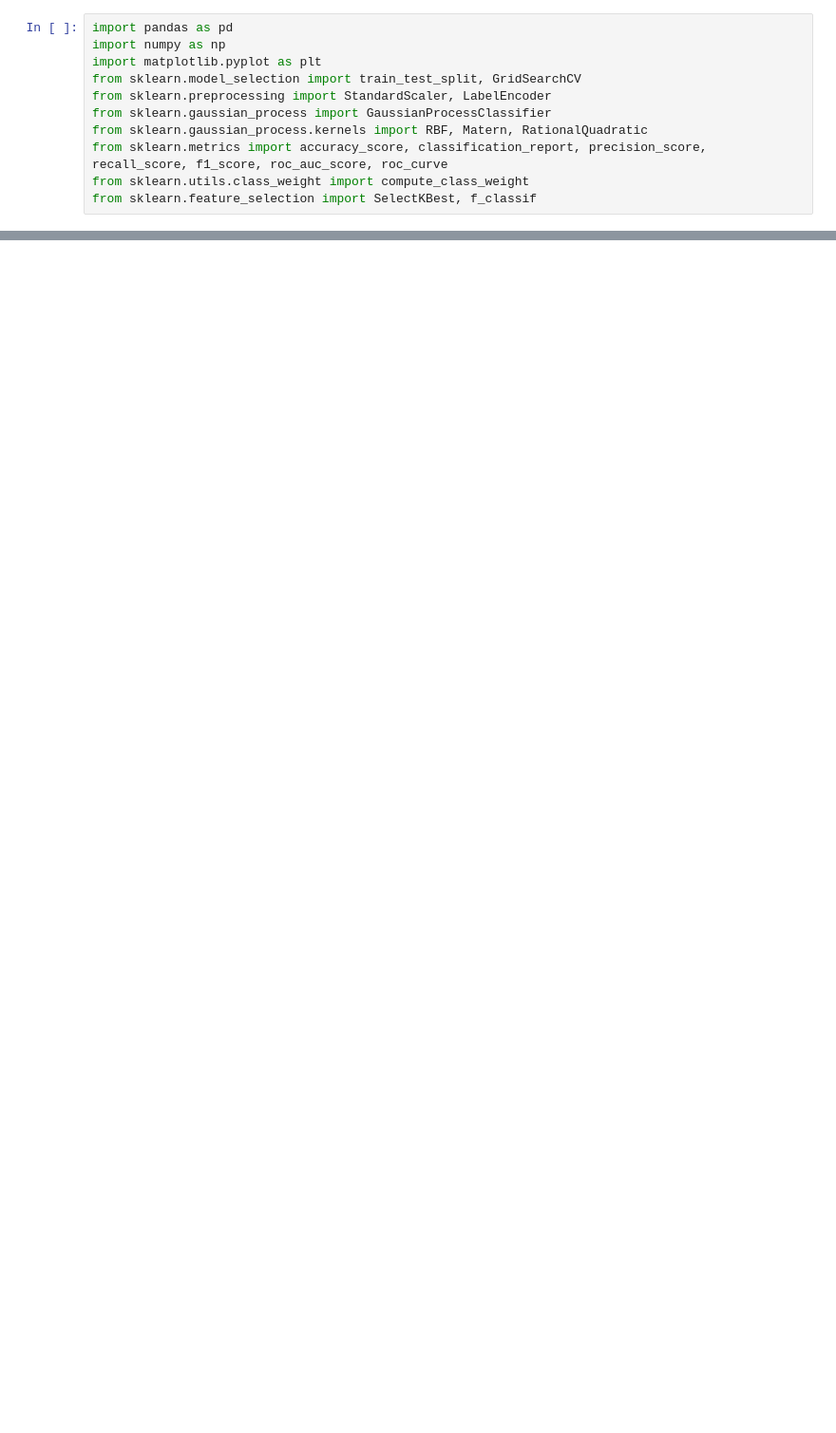
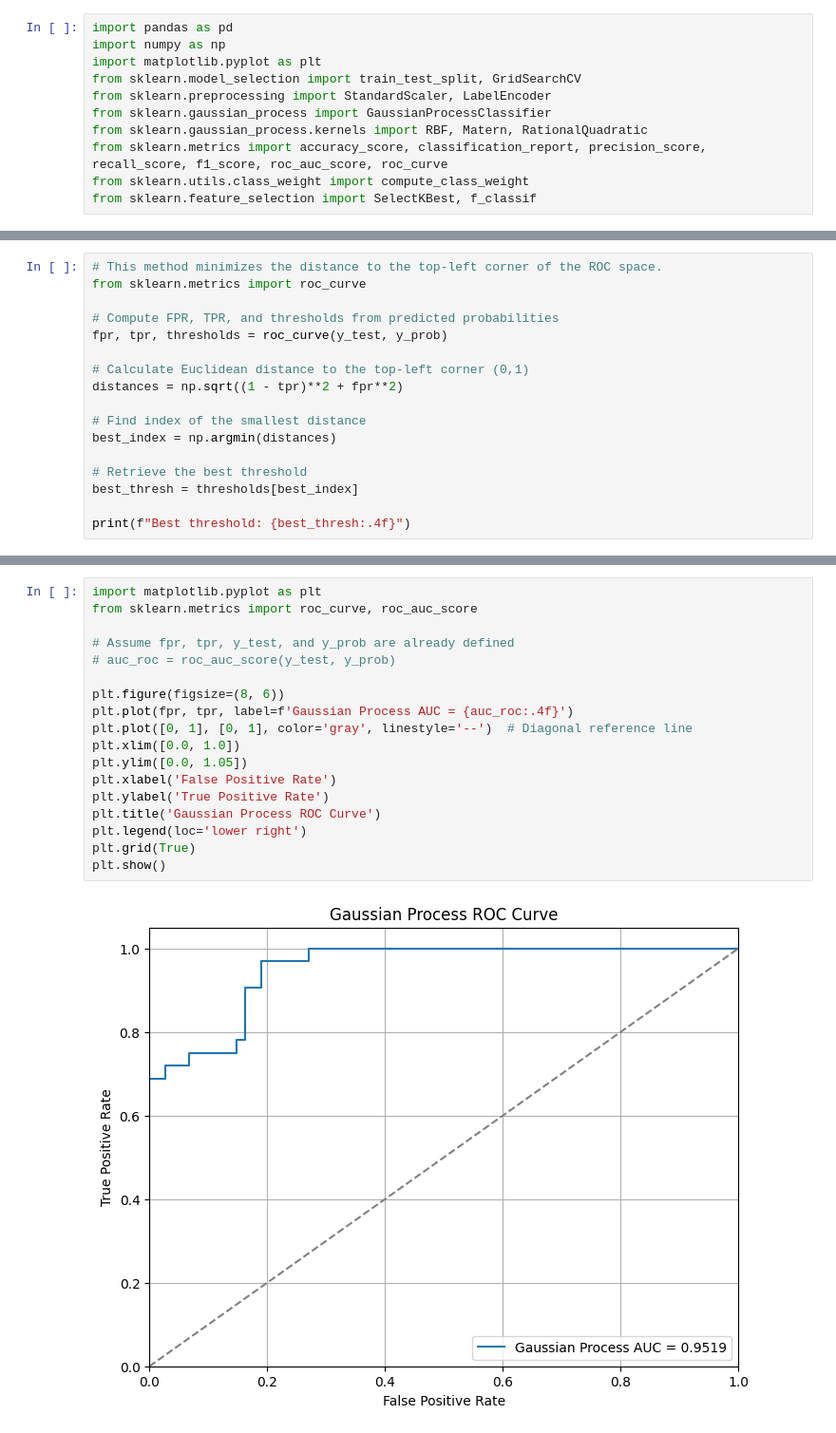
Before and after one commit to stacychann/dsa4262_pcos, a Jupyter notebook: gaussian_processes.ipynb, the cells around one changed output, grey strips where cells are left out. Shown at 95% size. Drawn from its saved outputs; the diff is of its cells as text; blank space fills up the shorter version.

```diff
--- a/gaussian_processes.ipynb
+++ b/gaussian_processes.ipynb
@@ -187,0 +228,17 @@ plt.show()
+# %%
+# This method minimizes the distance to the top-left corner of the ROC space.
+from sklearn.metrics import roc_curve
+
+# Compute FPR, TPR, and thresholds from predicted probabilities
+fpr, tpr, thresholds = roc_curve(y_test, y_prob)
+
+# Calculate Euclidean distance to the top-left corner (0,1)
+distances = np.sqrt((1 - tpr)**2 + fpr**2)
+
+# Find index of the smallest distance
+best_index = np.argmin(distances)
+
+# Retrieve the best threshold
+best_thresh = thresholds[best_index]
+
+print(f"Best threshold: {best_thresh:.4f}")
@@ -187,0 +305,20 @@ plt.show()
+# %%
+import matplotlib.pyplot as plt
+from sklearn.metrics import roc_curve, roc_auc_score
+
+# Assume fpr, tpr, y_test, and y_prob are already defined
+# auc_roc = roc_auc_score(y_test, y_prob)
+
+plt.figure(figsize=(8, 6))
+plt.plot(fpr, tpr, label=f'Gaussian Process AUC = {auc_roc:.4f}')
+plt.plot([0, 1], [0, 1], color='gray', linestyle='--')  # Diagonal reference line
+plt.xlim([0.0, 1.0])
+plt.ylim([0.0, 1.05])
+plt.xlabel('False Positive Rate')
+plt.ylabel('True Positive Rate')
+plt.title('Gaussian Process ROC Curve')
+plt.legend(loc='lower right')
+plt.grid(True)
+plt.show()
+# %% [output]
+[figure, added]
```
Also changed, not shown: parts of 16 cells of this notebook.
